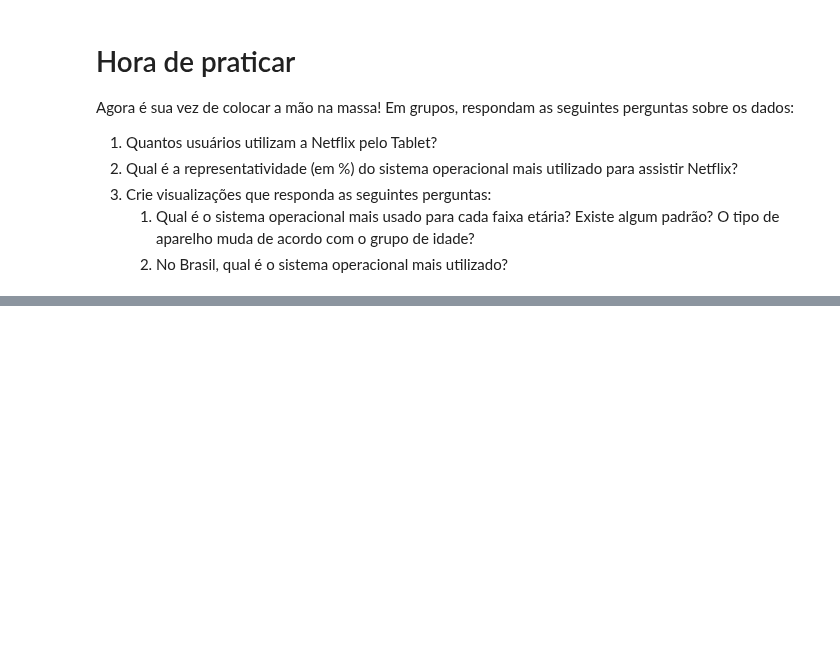
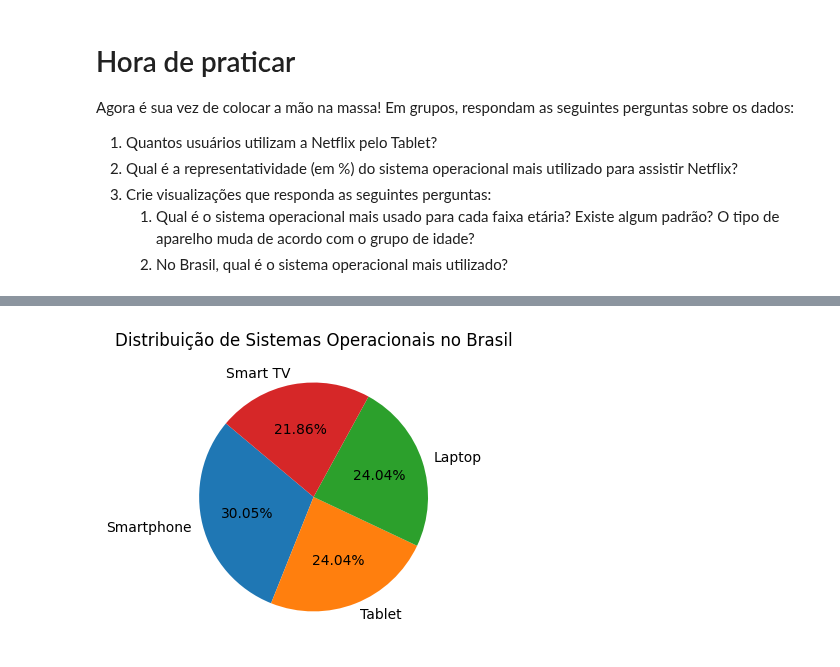
Before and after one commit to reprograma/on29-python-s14-analise-de-dados, a Jupyter notebook: material/s14_parte1.ipynb, the cells around one changed output, grey strips where cells are left out. Drawn from its saved outputs; the diff is of its cells as text; code cells hidden in the pictures; blank space fills up the shorter version.

```diff
--- a/material/s14_parte1.ipynb
+++ b/material/s14_parte1.ipynb
@@ -350,0 +620,13 @@ Agora é sua vez de colocar a mão na massa! Em grupos, respondam as seguintes p
+# %%
+df_brasil = df_netflix[df_netflix['Country'] == 'Brazil']
+
+contagem_dispositivo_brasil = df_brasil['Device'].value_counts()
+
+plt.figure(figsize=(4, 4))
+contagem_dispositivo_brasil.plot(kind='pie', autopct='%2.2f%%', startangle=140)
+plt.title('Distribuição de Sistemas Operacionais no Brasil')
+plt.ylabel('')
+plt.tight_layout()
+plt.show()
+# %% [output]
+[figure, added]
```
Also changed, not shown: parts of 29 cells of this notebook, 1 other file.
